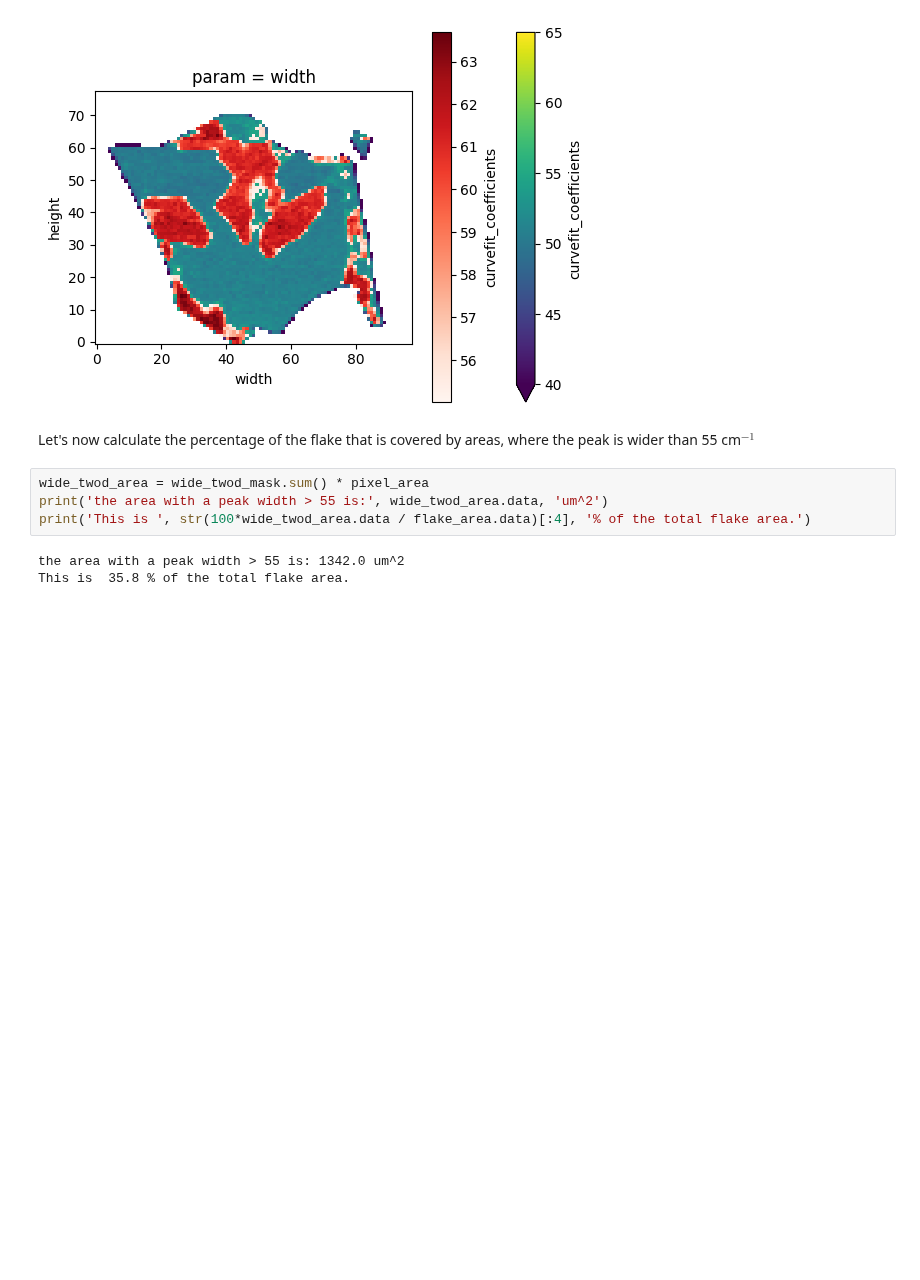
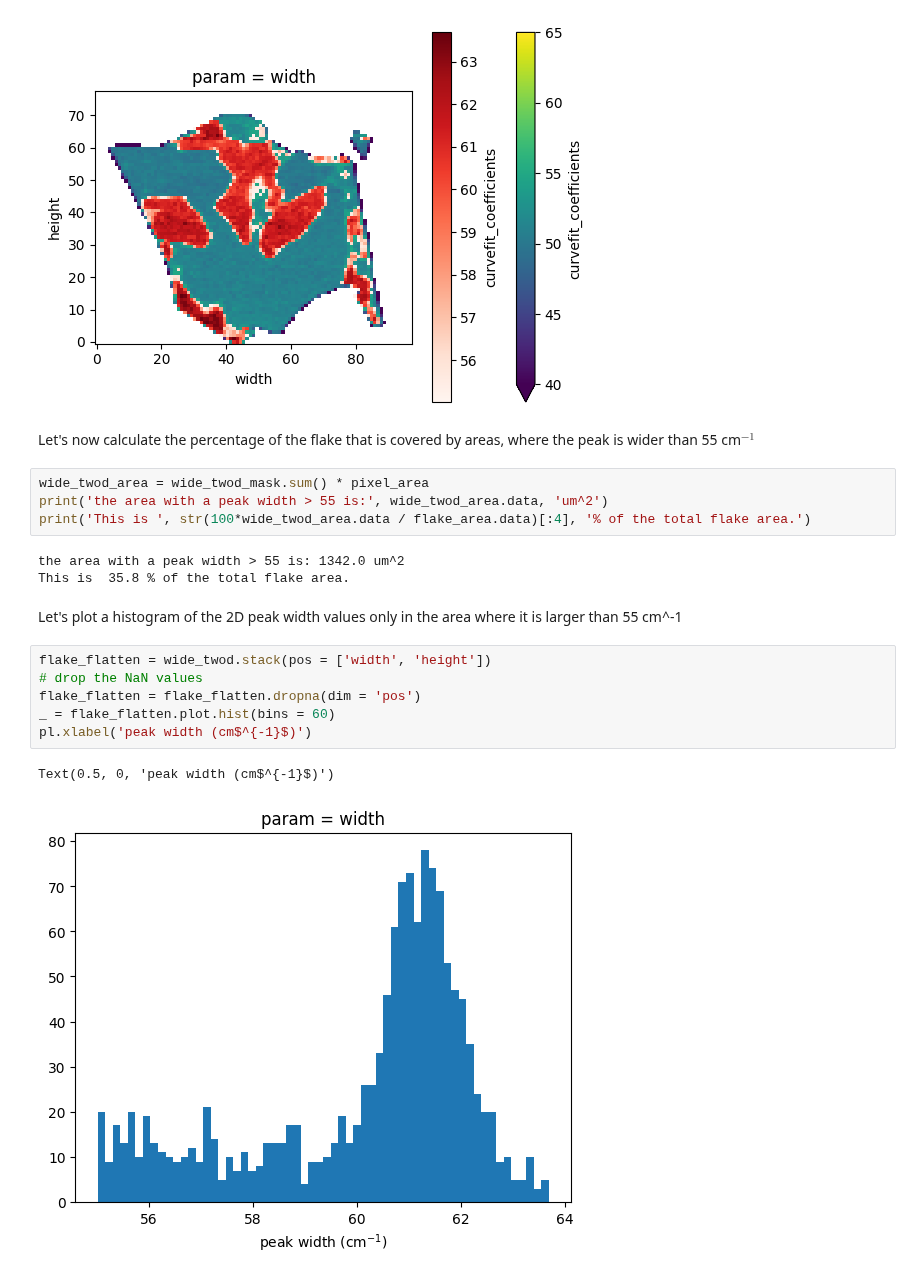
Before and after one commit to zrbyte/ramantools, a Jupyter notebook: ramantools demo.ipynb, the cells around one changed output. Drawn from its saved outputs; the diff is of its cells as text; blank space fills up the shorter version.

```diff
--- a/ramantools demo.ipynb
+++ b/ramantools demo.ipynb
@@ -123,3 +123,14 @@ print('This is ', str(100*wide_twod_area.data / flake_area.data)[:4], '% of the
 # %% [output]
 the area with a peak width > 55 is: 1342.0 um^2
 This is  35.8 % of the total flake area.
+# %% [markdown]
+Let's plot a histogram of the 2D peak width values only in the area where it is larger than 55 cm^-1
+# %%
+flake_flatten = wide_twod.stack(pos = ['width', 'height'])
+# drop the NaN values
+flake_flatten = flake_flatten.dropna(dim = 'pos')
+_ = flake_flatten.plot.hist(bins = 60)
+pl.xlabel('peak width (cm$^{-1}$)')
+# %% [output]
+Text(0.5, 0, 'peak width (cm$^{-1}$)')
+[figure, added]
```
